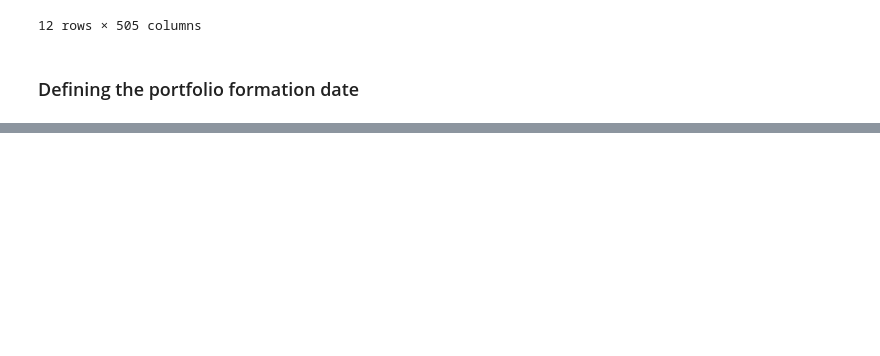
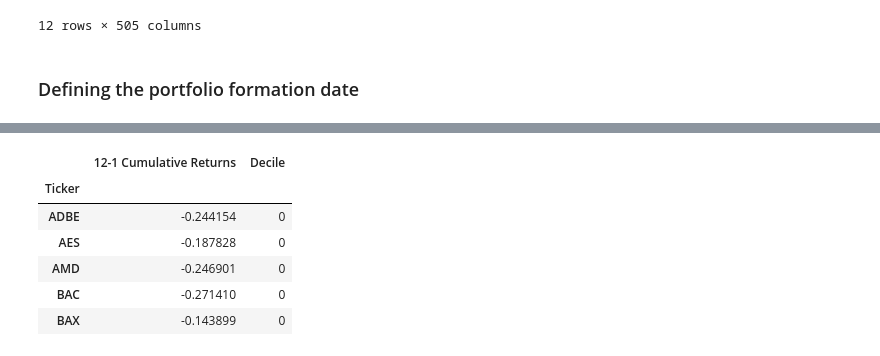
Before and after one commit to biv-neupane7/Investment-strategies, a Jupyter notebook: S&P 500 Momentum.ipynb, the cells around one changed output, grey strips where cells are left out. Saved outputs shown, nothing was run; the diff lists cells and outputs as text; code cells hidden in the pictures; blank space fills up the shorter version.

```diff
--- a/S&P 500 Momentum.ipynb
+++ b/S&P 500 Momentum.ipynb
@@ -121,0 +178,10 @@ past_11.head(12)
+# %%
+losers.head()
+# %% [output]
+|  | 12-1 Cumulative Returns | Decile |
+| Ticker |  |  |
+| ADBE | -0.244154 | 0 |
+| AES | -0.187828 | 0 |
+| AMD | -0.246901 | 0 |
+| BAC | -0.271410 | 0 |
+| BAX | -0.143899 | 0 |
```
Also changed, not shown: parts of 30 cells of this notebook.
